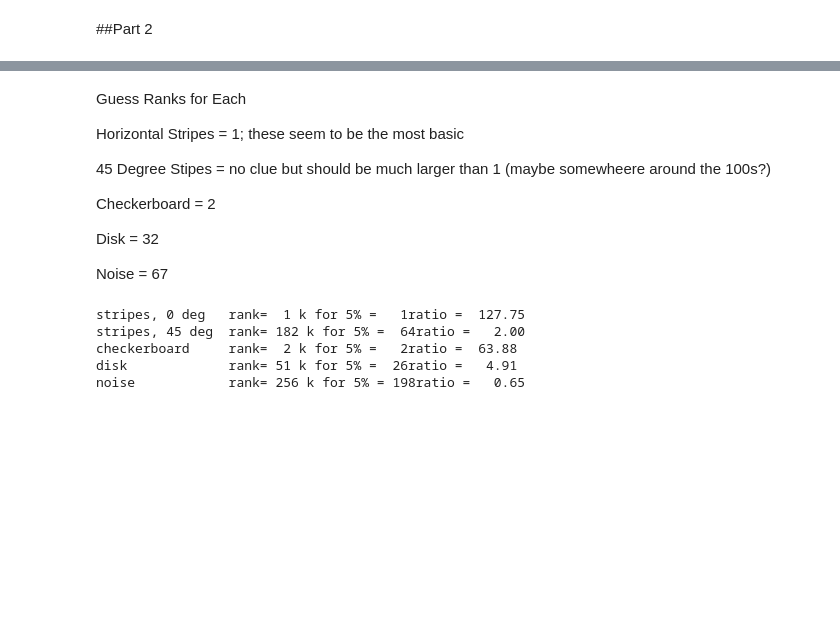
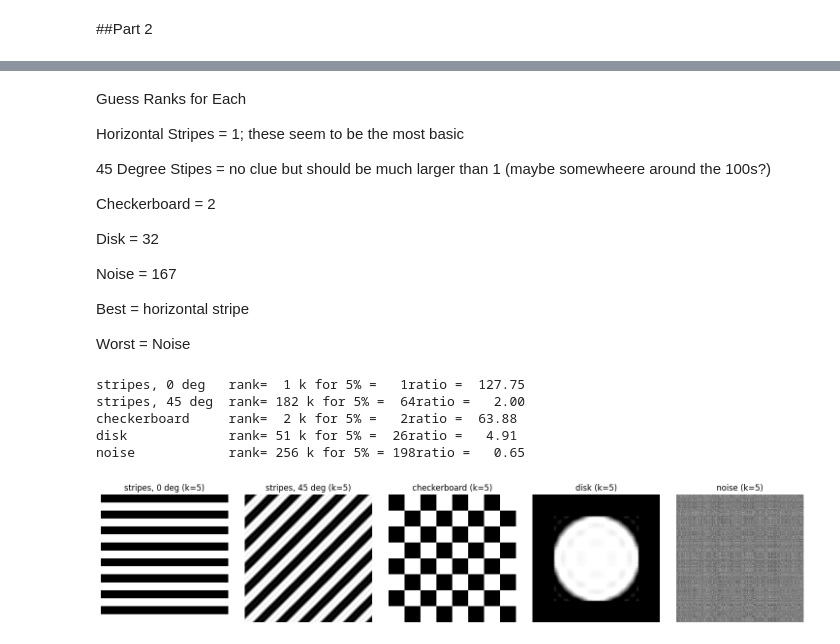
Before and after one commit to TreesaAbraham/svd-image-compression-MATH344L, a Jupyter notebook: notebook/04_which_images.ipynb, the cells around one changed output, grey strips where cells are left out. Saved outputs shown, nothing was run; the diff lists cells and outputs as text; code cells hidden in the pictures; blank space fills up the shorter version.

```diff
--- a/notebook/04_which_images.ipynb
+++ b/notebook/04_which_images.ipynb
@@ -44,4 +66,5 @@ patterns = {
 # %% [markdown]
+
 Guess Ranks for Each
 
 Horizontal Stripes = 1; these seem to be the most basic
@@ -52,7 +75,11 @@ Checkerboard = 2
 
 Disk = 32
 
-Noise = 67
+Noise = 167
+
+Best = horizontal stripe
+
+Worst = Noise
 # %%
 for name, P in patterns.items():
   s = np.linalg.svd(P, compute_uv = False)
@@ -64,3 +91,14 @@ stripes, 45 deg  rank= 182 k for 5% =  64ratio =   2.00
 checkerboard     rank=  2 k for 5% =   2ratio =  63.88
 disk             rank= 51 k for 5% =  26ratio =   4.91
 noise            rank= 256 k for 5% = 198ratio =   0.65
+# %%
+fig, axes = plt.subplots(1, 5, figsize=(15, 3))
+for ax, (name, P) in zip(axes, patterns.items()):
+    approx = np.clip(rank_k_approx(P, 5), 0, 255)
+    ax.imshow(approx, cmap="gray", vmin=0, vmax=255)
+    ax.set_title(f"{name} (k=5)")
+    ax.axis("off")
+plt.tight_layout()
+plt.show()
+# %% [output]
+[figure, added]
```
Also changed, not shown: parts of 11 cells of this notebook.
